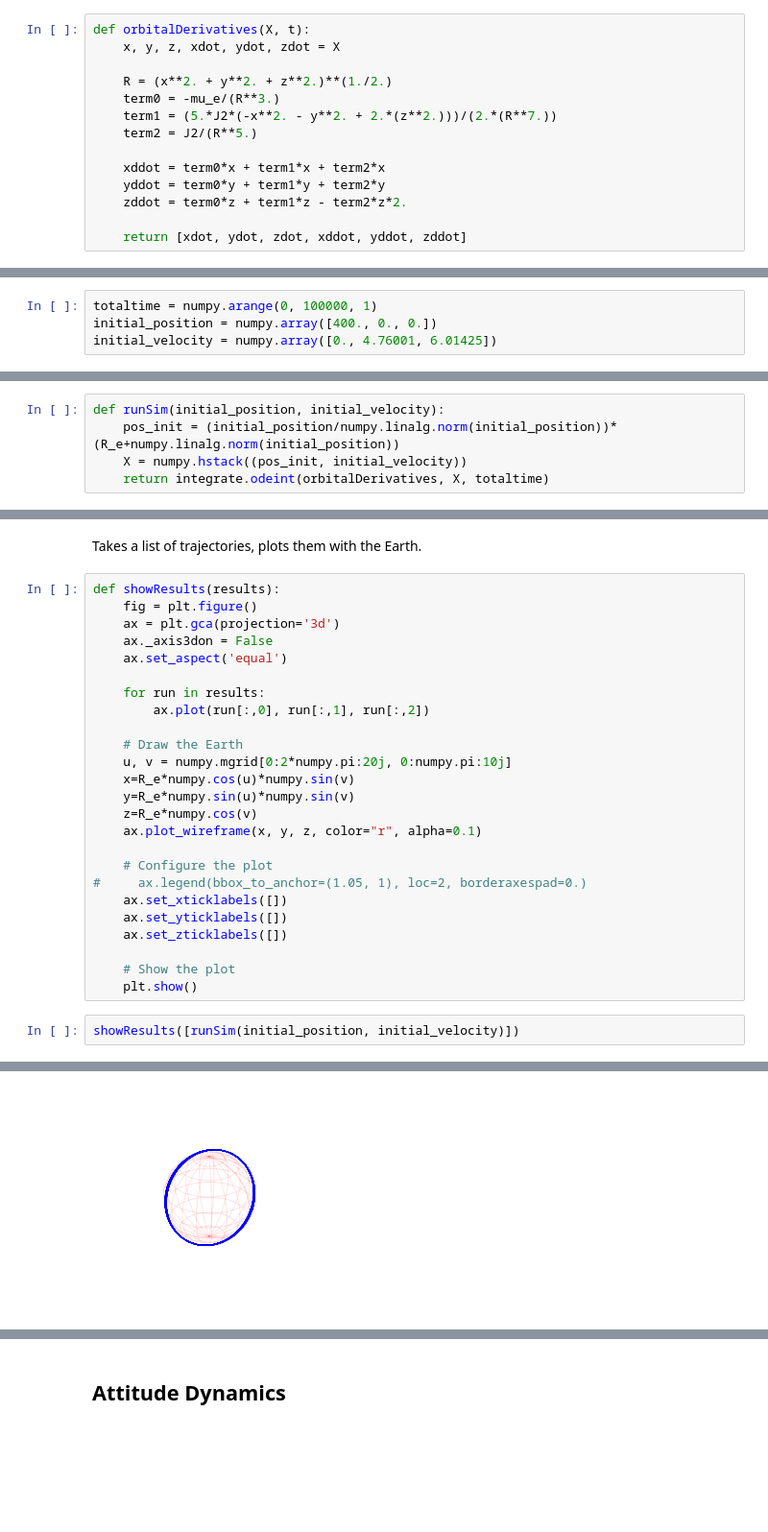
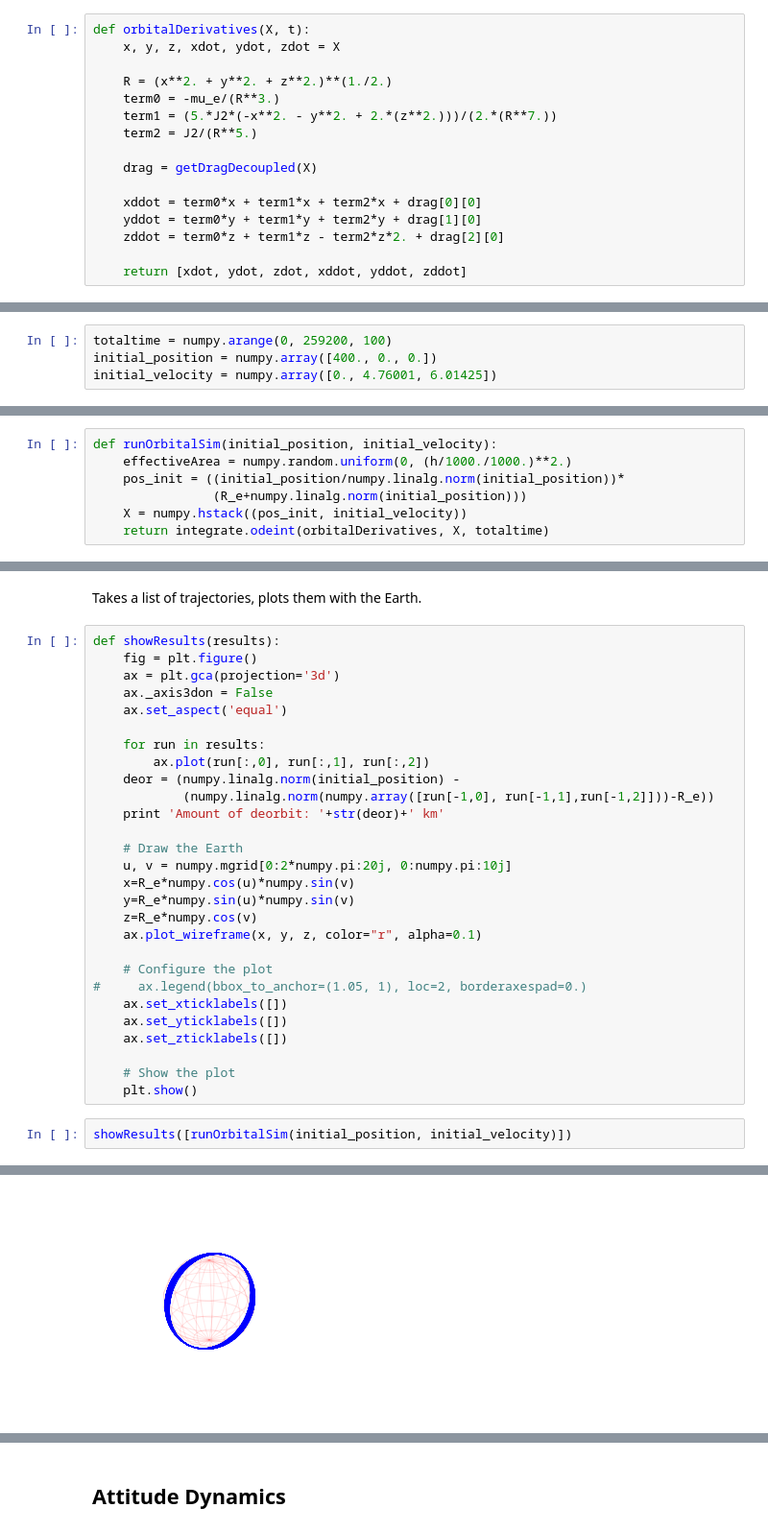
Before and after one commit to vha3/Swarms_Class, a Jupyter notebook: Sprite Attitude and Orbital.ipynb, the cells around one changed output, grey strips where cells are left out. Shown at 96% size. Drawn from its saved outputs; the diff is of its cells as text; blank space fills up the shorter version.

```diff
--- a/Sprite Attitude and Orbital.ipynb
+++ b/Sprite Attitude and Orbital.ipynb
@@ -171,9 +283,11 @@ def orbitalDerivatives(X, t):
     term1 = (5.*J2*(-x**2. - y**2. + 2.*(z**2.)))/(2.*(R**7.))
     term2 = J2/(R**5.)
 
-    xddot = term0*x + term1*x + term2*x
-    yddot = term0*y + term1*y + term2*y
-    zddot = term0*z + term1*z - term2*z*2.
+    drag = getDragDecoupled(X)
+
+    xddot = term0*x + term1*x + term2*x + drag[0][0]
+    yddot = term0*y + term1*y + term2*y + drag[1][0]
+    zddot = term0*z + term1*z - term2*z*2. + drag[2][0]
 
     return [xdot, ydot, zdot, xddot, yddot, zddot]
 # %% [markdown]
@@ -181,7 +295,7 @@ def orbitalDerivatives(X, t):
 # %% [markdown]
 Define some parameters relevant to the simulation. These include total runtime and stepsize, and initial conditions assuming ISS deployment.
 # %%
-totaltime = numpy.arange(0, 100000, 1)
+totaltime = numpy.arange(0, 259200, 100)
 initial_position = numpy.array([400., 0., 0.])
 initial_velocity = numpy.array([0., 4.76001, 6.01425])
 # %% [markdown]
@@ -189,8 +303,10 @@ initial_velocity = numpy.array([0., 4.76001, 6.01425])
 # %% [markdown]
 The function below takes a set of initial conditions and propagates them for totaltime (above).
 # %%
-def runSim(initial_position, initial_velocity):
-    pos_init = (initial_position/numpy.linalg.norm(initial_position))*(R_e+numpy.linalg.norm(initial_position))
+def runOrbitalSim(initial_position, initial_velocity):
+    effectiveArea = numpy.random.uniform(0, (h/1000./1000.)**2.)
+    pos_init = ((initial_position/numpy.linalg.norm(initial_position))*
+                (R_e+numpy.linalg.norm(initial_position)))
     X = numpy.hstack((pos_init, initial_velocity))
     return integrate.odeint(orbitalDerivatives, X, totaltime)
 # %% [markdown]
@@ -206,6 +322,9 @@ def showResults(results):
 
     for run in results:
         ax.plot(run[:,0], run[:,1], run[:,2])
+    deor = (numpy.linalg.norm(initial_position) -
+            (numpy.linalg.norm(numpy.array([run[-1,0], run[-1,1],run[-1,2]]))-R_e))
+    print 'Amount of deorbit: '+str(deor)+' km'
 
     # Draw the Earth
     u, v = numpy.mgrid[0:2*numpy.pi:20j, 0:numpy.pi:10j]
@@ -223,5 +342,5 @@ def showResults(results):
     # Show the plot
     plt.show()
 # %%
-showResults([runSim(initial_position, initial_velocity)])
+showResults([runOrbitalSim(initial_position, initial_velocity)])
 # %% [output]
@@ -228 +348 @@ showResults([runSim(initial_position, initial_velocity)])
-[figure, old version]
+[figure, new version]
```
Also changed, not shown: parts of 49 cells of this notebook, 1 other file.
